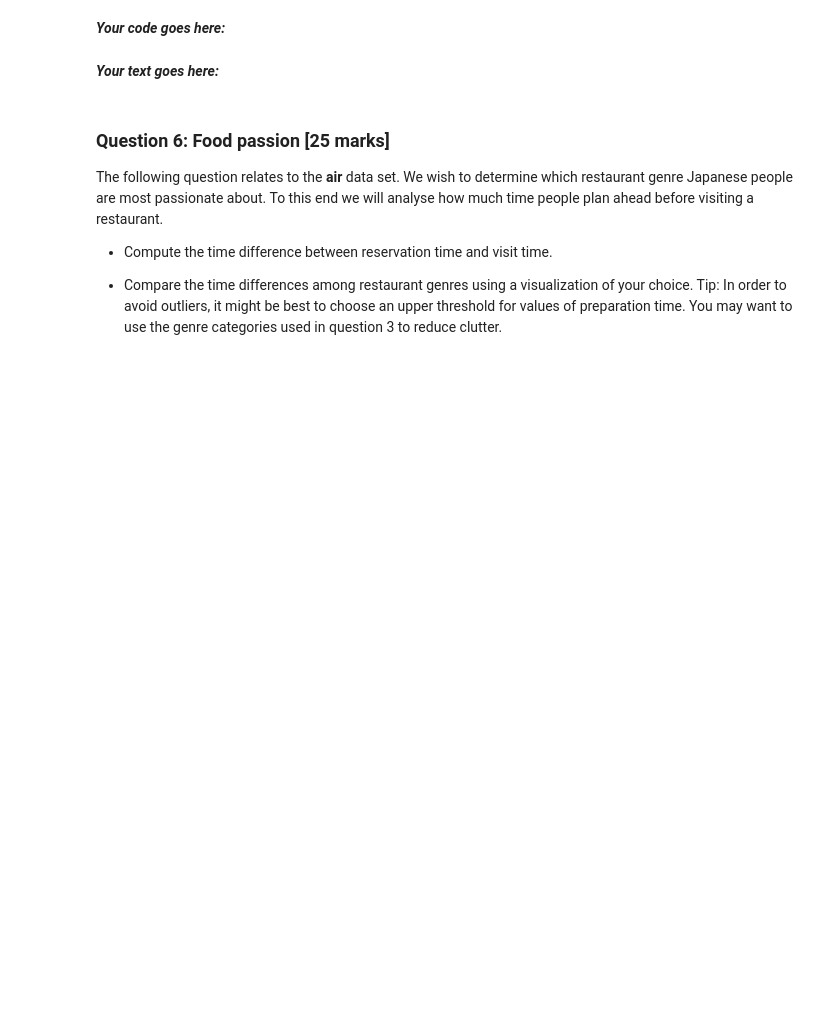
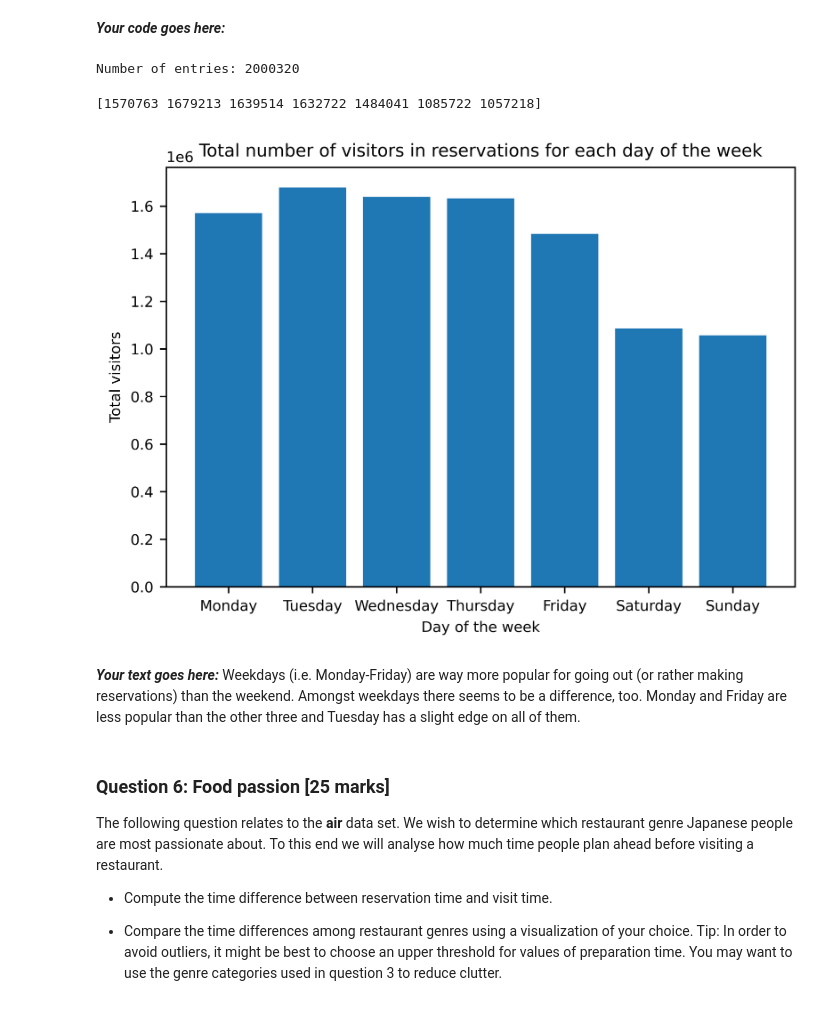
Before and after one commit to mifrandir/edinburgh, a Jupyter notebook: 2020_21/INF2-FDS/2020-10-26-cw1/CW1.ipynb, the cells around one changed output. Drawn from its saved outputs; the diff is of its cells as text; code cells hidden in the pictures; blank space fills up the shorter version.

```diff
--- a/2020_21/INF2-FDS/2020-10-26-cw1/CW1.ipynb
+++ b/2020_21/INF2-FDS/2020-10-26-cw1/CW1.ipynb
@@ -274,8 +296,37 @@ fig.autofmt_xdate(rotation=45)
 The following question relates to the **hpg** data set. Create a histogram of the number of visitors per day of the week (Sunday, Monday, …, Saturday). What can you infer from this graph?
 # %% [markdown]
 ***Your code goes here:***
-# %% [markdown]
-***Your text goes here:***
+# %%
+import datetime as dt
+hpg_reserve = pd.read_csv('Data/hpg_reserve.csv')
+print("Number of entries:",len(hpg_reserve.index))
+visits_per_weekday = np.zeros(7, dtype=np.uint64)
+dates = hpg_reserve.loc[:, 'reserve_datetime']
+weekday_labels = ["Monday", "Tuesday", "Wednesday", "Thursday", "Friday", "Saturday", "Sunday"]
+for i in range(7):
+    # We're using this lambda to make the calculation fast
+    # Anything we try to do in Python is slow and I'm assuming that datetime as well
+    # as pandas' integrated functions are implemented in C so it's *a lot* quicker
+    f = lambda x: dt.datetime.fromisoformat(x).isoweekday()-1 == i
+    visits_per_weekday[i] += \
+        hpg_reserve[hpg_reserve['reserve_datetime'].apply(f)].loc[:, 'reserve_visitors'].sum()
+# %% [output]
+Number of entries: 2000320
+# %%
+fig = plt.figure()
+fig.set_dpi(1000)
+ax = fig.add_axes([0.1,0.1,0.8,0.8])
+ax.bar(weekday_labels, visits_per_weekday)
+ax.set_ylabel("Total visitors")
+ax.set_xlabel("Day of the week")
+plt.title("Total number of visitors in reservations for each day of the week")
+print(visits_per_weekday)
+# %% [output]
+[1570763 1679213 1639514 1632722 1484041 1085722 1057218]
+[figure, added]
+# %% [markdown]
+***Your text goes here:***
+Weekdays (i.e. Monday-Friday) are way more popular for going out (or rather making reservations) than the weekend. Amongst weekdays there seems to be a difference, too. Monday and Friday are less popular than the other three and Tuesday has a slight edge on all of them.
 # %% [markdown]
 ### Question 6: Food passion [25 marks]
 
```
Also changed, not shown: parts of 7 cells of this notebook.
